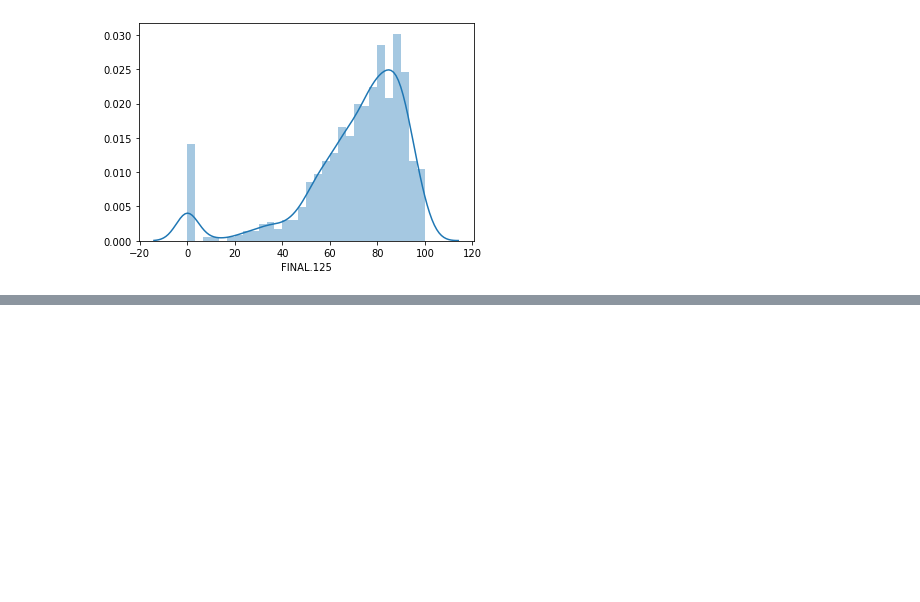
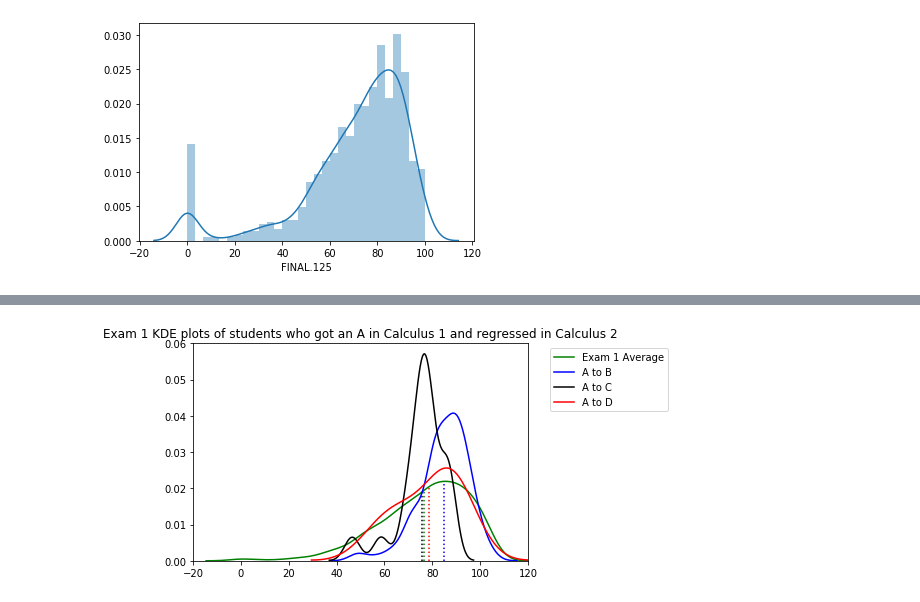
Before and after one commit to sethvfriesz/bookish-octo-guacamole, a Jupyter notebook: Final Project.ipynb, the cells around one changed output, grey strips where cells are left out. Drawn from its saved outputs; the diff is of its cells as text; code cells hidden in the pictures; blank space fills up the shorter version.

```diff
--- a/Final Project.ipynb
+++ b/Final Project.ipynb
@@ -334,0 +370,43 @@ plt.show()
+# %%
+plt.ylim(0, .06)
+plt.xlim(-20, 120)
+
+ax = sns.kdeplot(question_3_df['EXAM1.125'], shade=False, color='green')
+kdeline = ax.lines[0]
+mean3 = question_3_df['EXAM1.125'].mean()
+height = np.interp(mean3, kdeline.get_xdata(), kdeline.get_ydata())
+ax.vlines(mean3, 0, height, color='green', ls=':')
+ax.set_ylim(ymin=0)
+
+# A to B
+ax2 = sns.kdeplot(question_3_df.loc[(question_3_df['GRADE.125'] == 'B')&(question_3_df['GRADE.123'] == 'A')]['EXAM1.125'], color = 'blue', shade = False)
+kdeline = ax.lines[0]
+mean2 = question_3_df.loc[(question_3_df['GRADE.125'] == 'B')&(question_3_df['GRADE.123'] == 'A')]['EXAM1.125'].mean()
+height = np.interp(mean2, kdeline.get_xdata(), kdeline.get_ydata())
+ax2.vlines(mean2, 0, height, color='blue', ls=':')
+ax2.set_ylim(ymin=0)
+
+# A to C
+
+ax3 = sns.kdeplot(question_3_df.loc[(question_3_df['GRADE.125'] == 'C')&(question_3_df['GRADE.123'] == 'A')]['EXAM1.125'], color = 'black', shade = False)
+kdeline = ax.lines[0]
+mean = question_3_df.loc[(question_3_df['GRADE.125'] == 'C')&(question_3_df['GRADE.123'] == 'A')]['EXAM1.125'].mean()
+height = np.interp(mean, kdeline.get_xdata(), kdeline.get_ydata())
+ax3.vlines(mean, 0, height, color='black', ls=':')
+ax3.set_ylim(ymin=0)
+
+# A to D
+ax3 = sns.kdeplot(question_3_df.loc[(question_3_df['GRADE.125'] == 'D')&(question_3_df['GRADE.123'] == 'A')]['EXAM1.125'], color = 'red', shade = False)
+kdeline = ax.lines[0]
+mean = question_3_df.loc[(question_3_df['GRADE.125'] == 'D')&(question_3_df['GRADE.123'] == 'A')]['EXAM1.125'].mean()
+height = np.interp(mean, kdeline.get_xdata(), kdeline.get_ydata())
+ax3.vlines(mean, 0, height, color='red', ls=':')
+ax3.set_ylim(ymin=0)
+
+
+plt.legend(('Exam 1 Average','A to B','A to C', 'A to D'), bbox_to_anchor = (1.05,1), loc = 'upper left', prop = fontP)
+plt.title('Exam 1 KDE plots of students who got an A in Calculus 1 and regressed in Calculus 2')
+plt.show()
+plt.show()
+# %% [output]
+[figure, added]
```
Also changed, not shown: parts of 5 cells of this notebook.
